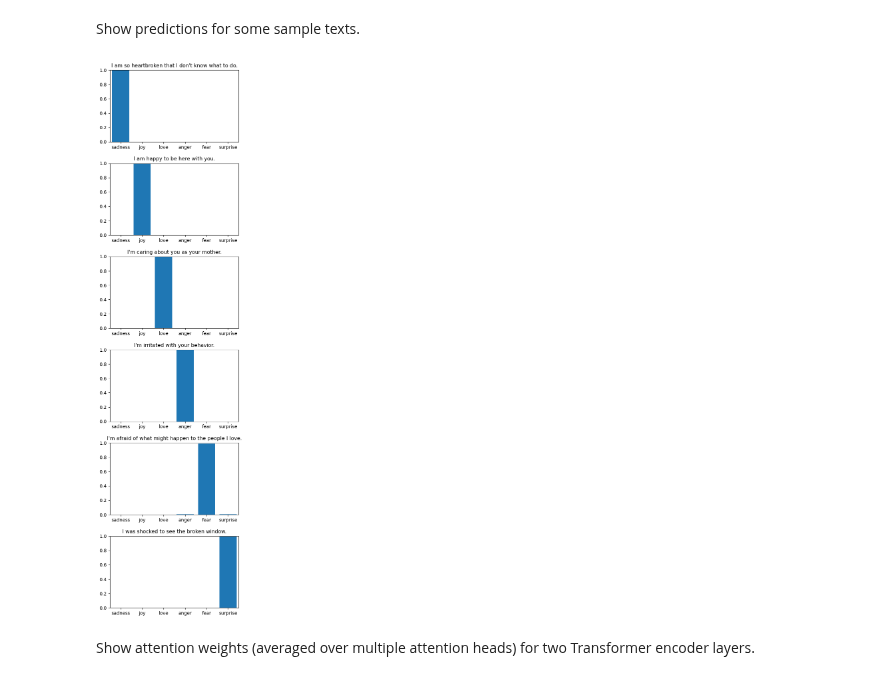
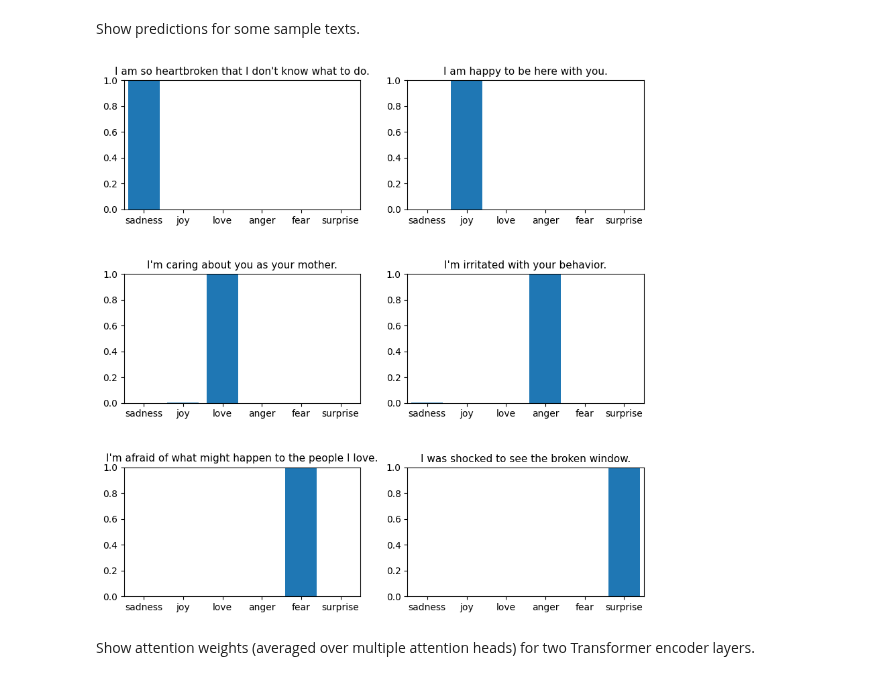
Before and after one commit to enakai00/colab_GenAI_lecture, a Jupyter notebook: Part04/1. Transformer emotion recognizer.ipynb, the cells around one changed output. Cells and saved outputs as stored; diff of their text form; code cells hidden in the pictures.

```diff
--- a/Part04/1. Transformer emotion recognizer.ipynb
+++ b/Part04/1. Transformer emotion recognizer.ipynb
@@ -70,13 +77,14 @@ train_set = tokenizer(emotions['train']['text'], max_length=MAX_LEN,
                       padding='max_length', truncation=True)
 train_text = np.array(train_set['input_ids'])
 train_mask = np.array(train_set['attention_mask'])
-train_label = np.eye(6)[emotions['train']['label']]
+train_label = tf.keras.utils.to_categorical(emotions['train']['label'], 6)
 
 # Test set
 test_set = tokenizer(emotions['validation']['text'], max_length=MAX_LEN,
                      padding='max_length', truncation=True)
 test_text = np.array(test_set['input_ids'])
 test_mask = np.array(test_set['attention_mask'])
-test_label = np.eye(6)[emotions['validation']['label']]
+test_label = tf.keras.utils.to_categorical(emotions['validation']['label'], 6)
 
 emotion_labels = emotions['train'].features['label'].names
+emotion_labels
@@ -180,24 +200,30 @@ N_HEADS = 4
 KEY_DIM = EMBEDDING_DIM // N_HEADS
 FEED_FORWARD_DIM = 2048
 
-text_inputs = layers.Input(shape=(None,), dtype=tf.int32)
-mask_inputs = layers.Input(shape=(None,), dtype=tf.int32)
+text_inputs = layers.Input(shape=(None,), dtype=tf.int32, name='input_ids')
+mask_inputs = layers.Input(shape=(None,), dtype=tf.int32, name='input_mask')
 
-x = Embeddings(MAX_LEN, VOCAB_SIZE, EMBEDDING_DIM)(text_inputs)
+x = Embeddings(
+    MAX_LEN, VOCAB_SIZE, EMBEDDING_DIM, name='text_embedding')(text_inputs)
 x, attention_scores1 = TransformerBlock(
-    N_HEADS, KEY_DIM, EMBEDDING_DIM, FEED_FORWARD_DIM)(x, mask_inputs)
+    N_HEADS, KEY_DIM, EMBEDDING_DIM, FEED_FORWARD_DIM,
+    name='Transformer1')(x, mask_inputs)
 x, attention_scores2 = TransformerBlock(
-    N_HEADS, KEY_DIM, EMBEDDING_DIM, FEED_FORWARD_DIM)(x, mask_inputs)
-output = layers.Dense(6, activation='softmax')(x[:, 0, :]) # select [CLS] token
+    N_HEADS, KEY_DIM, EMBEDDING_DIM, FEED_FORWARD_DIM,
+    name='Transformer2')(x, mask_inputs)
+output = layers.Dense(
+    6, activation='softmax', name='softmax')(x[:, 0, :]) # select [CLS] token
 
 # Model for training and prediction
 transformer_model = models.Model(
-    inputs=[text_inputs, mask_inputs], outputs=output)
+    inputs=[text_inputs, mask_inputs], outputs=output,
+    name='Transormer_classifier')
 
 # Model for inference including attention scores
 attention_scores_model = models.Model(
     inputs=[text_inputs, mask_inputs],
-    outputs=[output, attention_scores1, attention_scores2])
+    outputs=[output, attention_scores1, attention_scores2],
+    name='Transformer_attention_scores')
 
 transformer_model.summary()
 # %% [output]
@@ -228,8 +261,9 @@ transformer_model.compile(optimizer=optimizers.Adam(learning_rate=0.00005),
 Train the model. It achieves around 90% accuracy.
 # %%
 %%time
-history = transformer_model.fit([train_text, train_mask], train_label,
-                                 validation_data=([test_text, test_mask], test_label),
-                                 batch_size=32, epochs=8)
+history = transformer_model.fit(
+    [train_text, train_mask], train_label,
+    validation_data=([test_text, test_mask], test_label),
+    batch_size=32, epochs=8)
 # %% [output]
 Epoch 1/8
@@ -290,33 +324,33 @@ Show predictions for some sample texts.
 # %%
 input_text = [
     "I am so heartbroken that I don't know what to do.",
     "I am happy to be here with you.",
     "I'm caring about you as your mother.",
     "I'm irritated with your behavior.",
     "I'm afraid of what might happen to the people I love.",
     "I was shocked to see the broken window."]
 
 tokenized_text = tokenizer(input_text, max_length=MAX_LEN,
                            padding='max_length', truncation=True)
 input_ids = np.array(tokenized_text['input_ids'])
 mask = np.array(tokenized_text['attention_mask'])
 
 predictions = transformer_model.predict([input_ids, mask], verbose=0)
 
 n = len(predictions)
-fig = plt.figure(figsize=(5, 3.5 * n))
-plt.subplots_adjust(hspace=0.3)
+fig = plt.figure(figsize=(10, 10))
+plt.subplots_adjust(hspace=0.5)
 
 for c, pred in enumerate(predictions):
-    subplot = fig.add_subplot(n, 1, c+1)
+    subplot = fig.add_subplot(3, 2, c+1)
     subplot.set_xticks(range(6))
     subplot.set_xlim([-0.5, 5.5])
     subplot.set_ylim([0, 1])
     subplot.set_xticklabels(emotion_labels)
     subplot.set_title(input_text[c], fontsize=11)
     _ = subplot.bar(range(6), pred, align='center')
 # %% [output]
-[figure, old version]
+[figure, new version]
 # %% [markdown]
 Show attention weights (averaged over multiple attention heads) for two Transformer encoder layers.
 # %%
```
Also changed, not shown: parts of 13 cells of this notebook, 3 other files.
